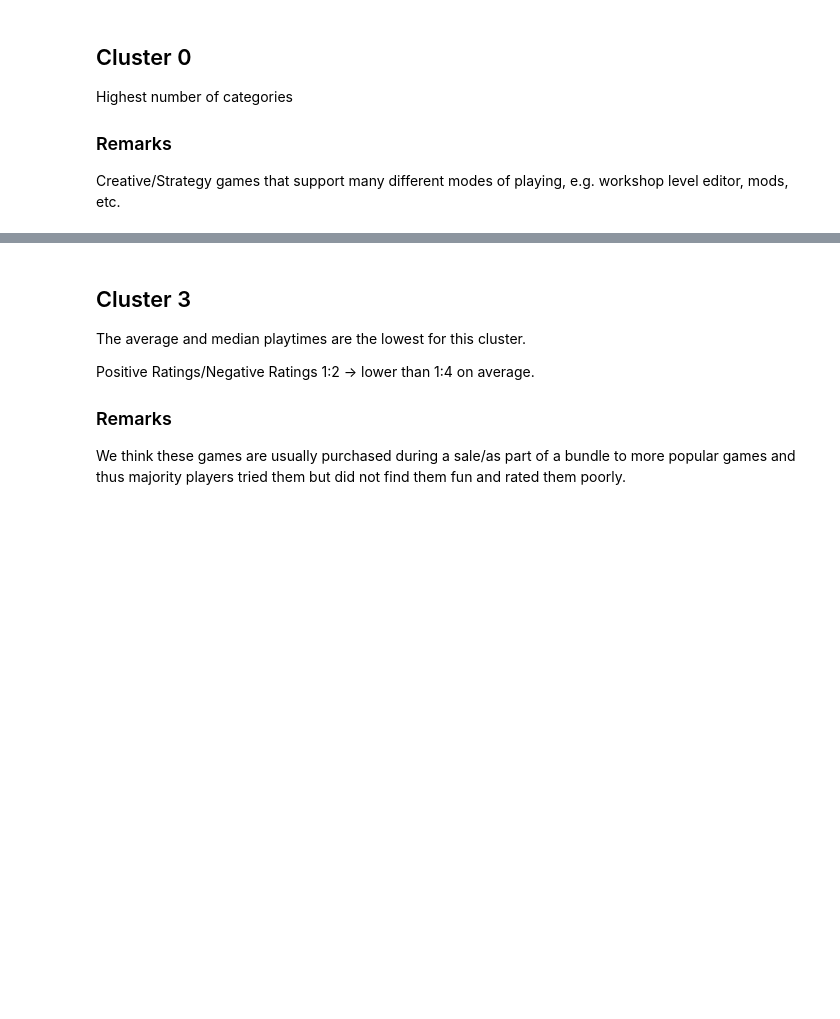
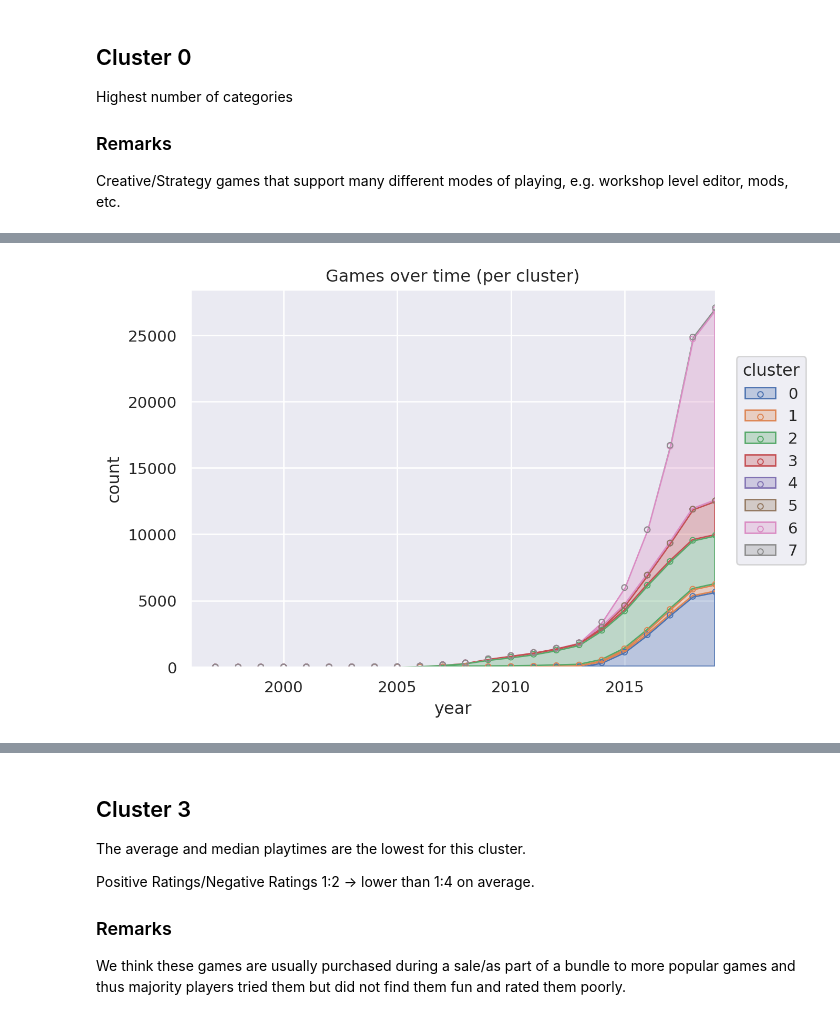
Before and after one commit to nefelibata28/usg, a Jupyter notebook: notebooks/data_cleaning.ipynb, the cells around one changed output, grey strips where cells are left out. Saved outputs shown, nothing was run; the diff lists cells and outputs as text; code cells hidden in the pictures; blank space fills up the shorter version.

```diff
--- a/notebooks/data_cleaning.ipynb
+++ b/notebooks/data_cleaning.ipynb
@@ -896,0 +908,23 @@ kaggle_steam[selector].sample(30) # .sort_values(by='est_owners', ascending=Fals
+# %%
+cumyears = (kaggle_steam
+            .groupby(by=['cluster', 'year'])
+            .agg('count')
+            .iloc[:, 0]
+            .rename('count')
+            .reset_index()
+            .pivot(index='year', columns='cluster', values='count')
+            .fillna(0) # for years which have no game data, set as 0
+            .cumsum()
+            .unstack()
+            .rename('count')
+            .reset_index())
+
+cumyears['cluster'] = cumyears['cluster'].map(str)
+
+(Plot(cumyears, "year", "count", color="cluster")
+    .add(so.Area(alpha=.3), so.Stack())
+    .add(so.Dot(pointsize=4, fill=None), so.Stack())
+    .limit(x=(None, 2019))
+    .label(title='Games over time (per cluster)'))
+# %% [output]
+[figure, added]
```
Also changed, not shown: parts of 44 cells of this notebook, 2 other files.
